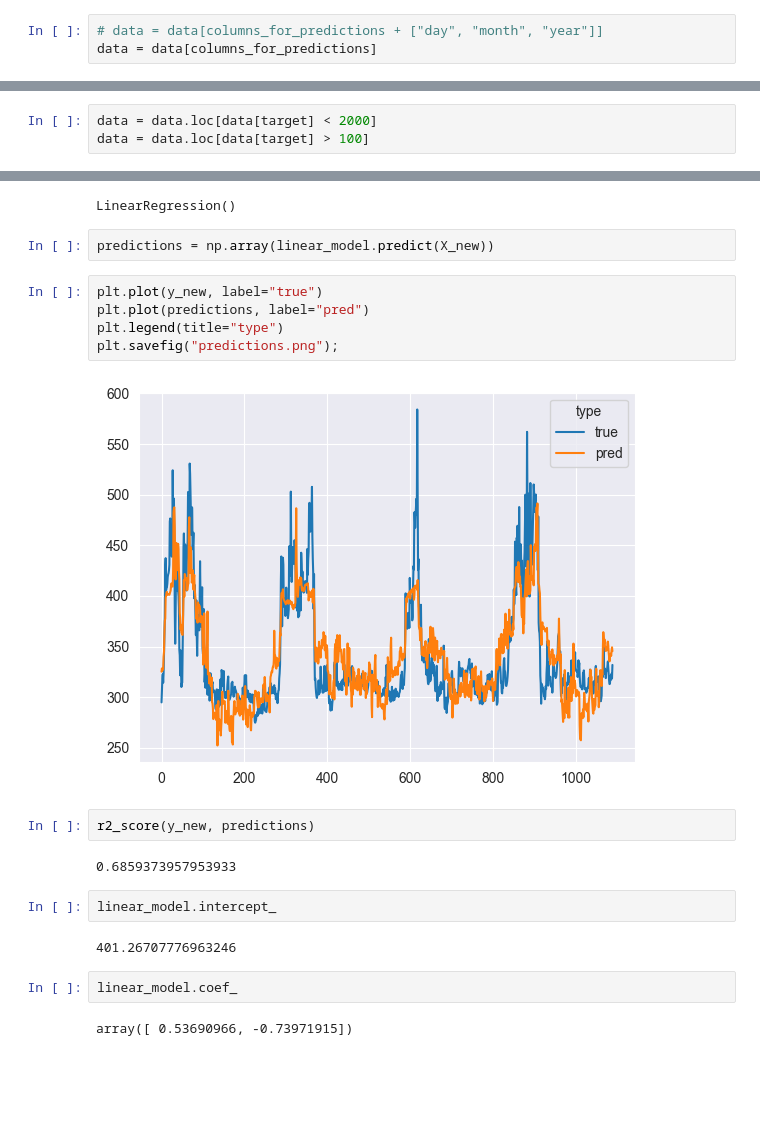
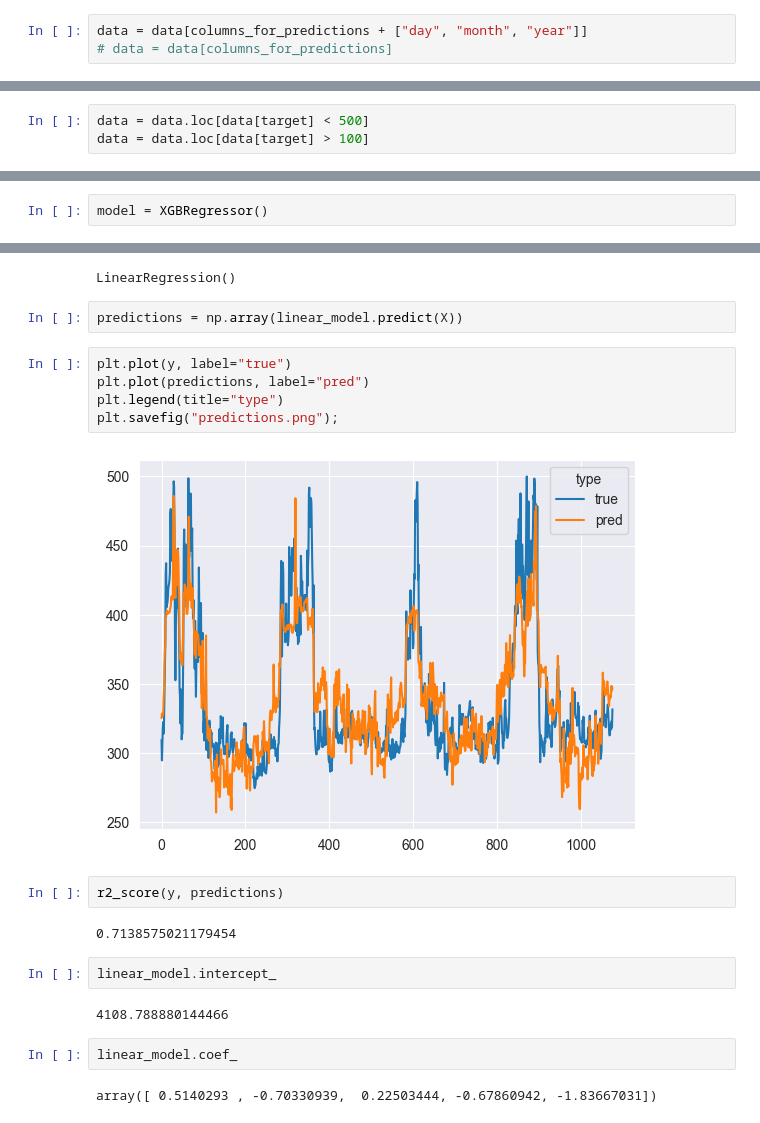
Before and after one commit to llitone/fuel-consumption-prediction, a Jupyter notebook: predictions/xgb.ipynb, the cells around one changed output, grey strips where cells are left out. Cells and saved outputs as stored; diff of their text form; blank space fills up the shorter version.

Commit message:
final model version

```diff
--- a/predictions/xgb.ipynb
+++ b/predictions/xgb.ipynb
@@ -93,6 +107,6 @@ data = data.drop(["Дата"], axis=1)
 # %%
-# data = data[columns_for_predictions + ["day", "month", "year"]]
-data = data[columns_for_predictions]
+data = data[columns_for_predictions + ["day", "month", "year"]]
+# data = data[columns_for_predictions]
 # %% [markdown]
 # Обработка выбросов
 # %%
@@ -108,7 +122,7 @@ plt.boxplot(data[target]);
 # %% [output]
 [figure]
 # %%
-data = data.loc[data[target] < 2000]
+data = data.loc[data[target] < 500]
 data = data.loc[data[target] > 100]
 # %% [markdown]
 Вообще, самым лучшим вариантом будет исключение выбросов через квантили, но тогда мы исключим нулевые значения и значения при пиковых нагрузках, а это может негативно сказаться на результате, одним из "хороших" решений было бы исключить значения выше 600
@@ -198,3 +247,5 @@ y = np.array(y)
+# %%
+model = XGBRegressor()
 # %%
 model.fit(X, y)
 # %% [output]
@@ -274,23 +308,23 @@ linear_model.fit(X, y)
 # %% [output]
 LinearRegression()
 # %%
-predictions = np.array(linear_model.predict(X_new))
+predictions = np.array(linear_model.predict(X))
 # %%
-plt.plot(y_new, label="true")
+plt.plot(y, label="true")
 plt.plot(predictions, label="pred")
 plt.legend(title="type")
 plt.savefig("predictions.png");
 # %% [output]
-[figure, old version]
+[figure, new version]
 # %%
-r2_score(y_new, predictions)
+r2_score(y, predictions)
 # %% [output]
-0.6859373957953933
+0.7138575021179454
 # %%
 linear_model.intercept_
 # %% [output]
-401.26707776963246
+4108.788880144466
 # %%
 linear_model.coef_
 # %% [output]
-array([ 0.53690966, -0.73971915])
+array([ 0.5140293 , -0.70330939,  0.22503444, -0.67860942, -1.83667031])
```
Also changed, not shown: parts of 33 cells of this notebook.
